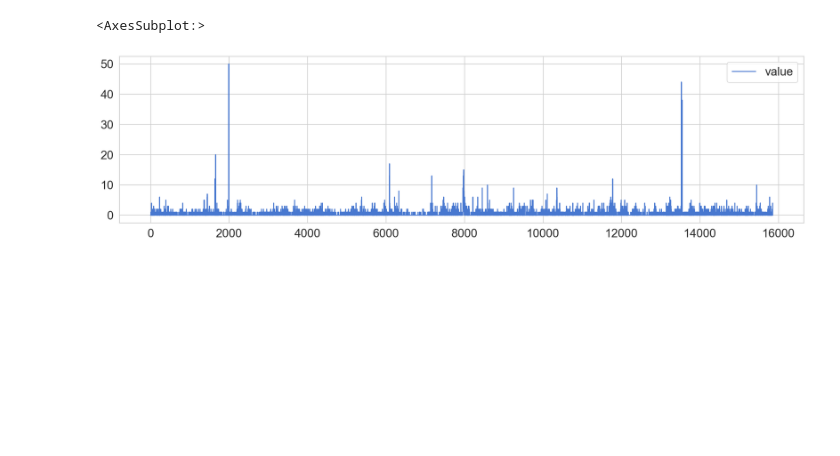
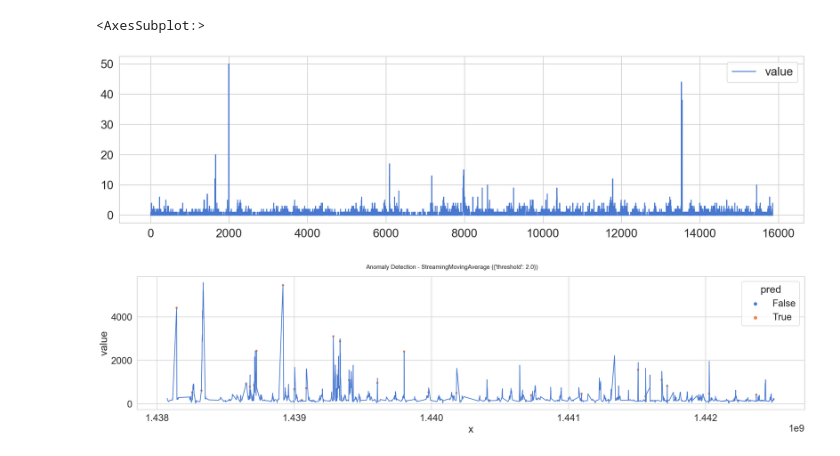
Before and after one commit to Andy666Fox/TINY_DS_PROJECTS, a Jupyter notebook: StreamingData-Anomaly Detection/main_res.ipynb, the cells around one changed output. Saved outputs shown, nothing was run; the diff lists cells and outputs as text; code cells hidden in the pictures; blank space fills up the shorter version.

```diff
--- a/StreamingData-Anomaly Detection/main_res.ipynb
+++ b/StreamingData-Anomaly Detection/main_res.ipynb
@@ -121,0 +182,6 @@ def anomaly_plot(dfs, alg, params, title=False, dump=False):
+# %%
+algorithm = StreamingMovingAverage
+params = {'threshold': 2.0}
+plot_anomalies([traffic], algorithm, params)
+# %% [output]
+[figure, added]
```
Also changed, not shown: parts of 2 cells of this notebook.
